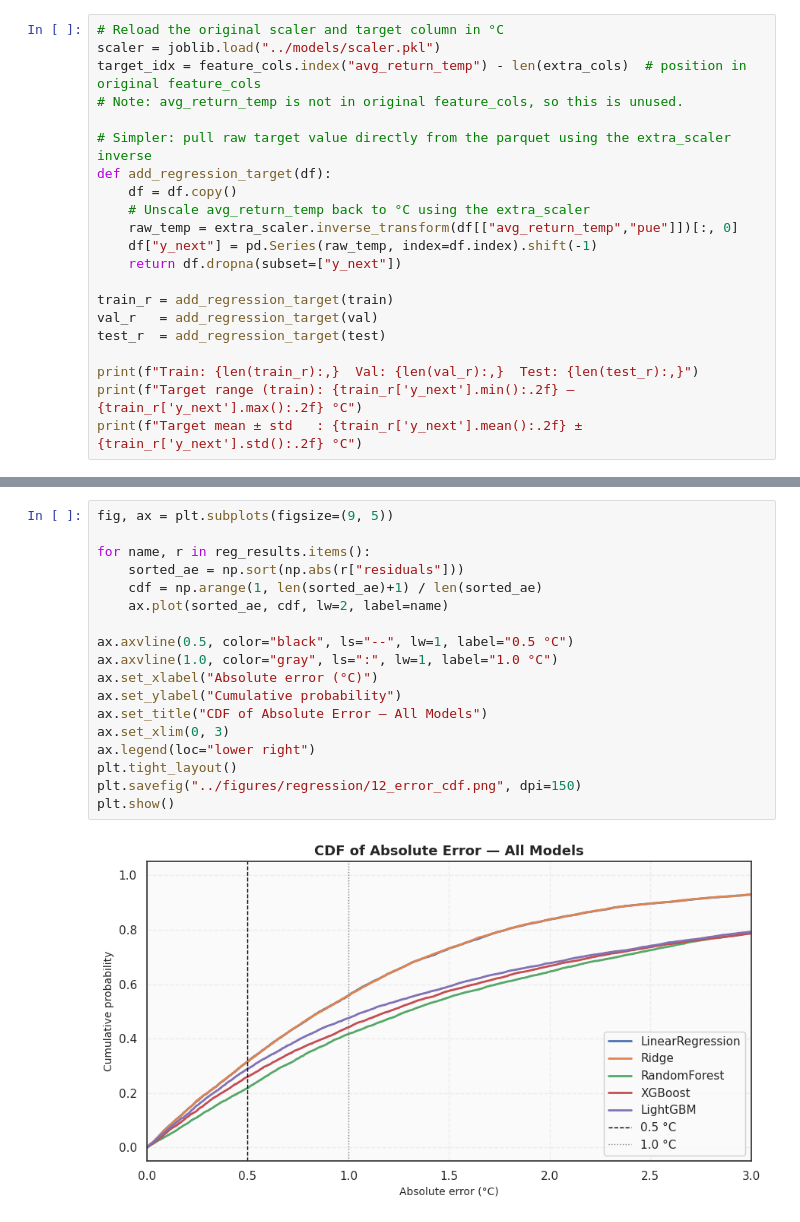
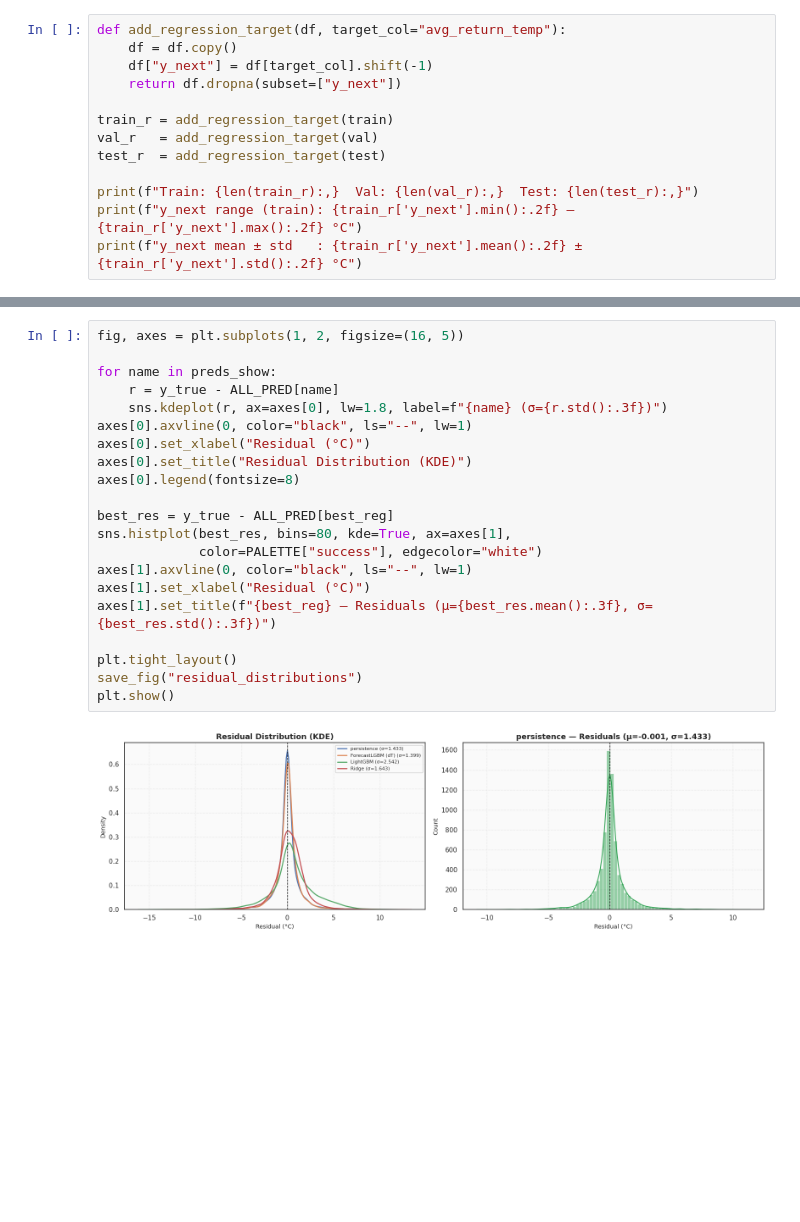
Before and after one commit to adityajha1606/coolant-project, a Jupyter notebook: notebooks/03b_regression.ipynb, the cells around one changed output, grey strips where cells are left out. Drawn from its saved outputs; the diff is of its cells as text; blank space fills up the shorter version.

```diff
--- a/notebooks/03b_regression.ipynb
+++ b/notebooks/03b_regression.ipynb
@@ -83,15 +79,7 @@ Target: avg_return_temp
 # %%
-# Reload the original scaler and target column in °C
-scaler = joblib.load("../models/scaler.pkl")
-target_idx = feature_cols.index("avg_return_temp") - len(extra_cols)  # position in original feature_cols
-# Note: avg_return_temp is not in original feature_cols, so this is unused.
-
-# Simpler: pull raw target value directly from the parquet using the extra_scaler inverse
-def add_regression_target(df):
+def add_regression_target(df, target_col="avg_return_temp"):
     df = df.copy()
-    # Unscale avg_return_temp back to °C using the extra_scaler
-    raw_temp = extra_scaler.inverse_transform(df[["avg_return_temp","pue"]])[:, 0]
-    df["y_next"] = pd.Series(raw_temp, index=df.index).shift(-1)
+    df["y_next"] = df[target_col].shift(-1)
     return df.dropna(subset=["y_next"])
 
 train_r = add_regression_target(train)
@@ -99,7 +87,7 @@ val_r   = add_regression_target(val)
 test_r  = add_regression_target(test)
 
 print(f"Train: {len(train_r):,}  Val: {len(val_r):,}  Test: {len(test_r):,}")
-print(f"Target range (train): {train_r['y_next'].min():.2f} – {train_r['y_next'].max():.2f} °C")
-print(f"Target mean ± std   : {train_r['y_next'].mean():.2f} ± {train_r['y_next'].std():.2f} °C")
+print(f"y_next range (train): {train_r['y_next'].min():.2f} – {train_r['y_next'].max():.2f} °C")
+print(f"y_next mean ± std   : {train_r['y_next'].mean():.2f} ± {train_r['y_next'].std():.2f} °C")
 # %% [output]
 Train: 34,540  Val: 7,401  Test: 7,401
@@ -455,21 +534,24 @@ plt.show()
 # %%
-fig, ax = plt.subplots(figsize=(9, 5))
+fig, axes = plt.subplots(1, 2, figsize=(16, 5))
 
-for name, r in reg_results.items():
-    sorted_ae = np.sort(np.abs(r["residuals"]))
-    cdf = np.arange(1, len(sorted_ae)+1) / len(sorted_ae)
-    ax.plot(sorted_ae, cdf, lw=2, label=name)
+for name in preds_show:
+    r = y_true - ALL_PRED[name]
+    sns.kdeplot(r, ax=axes[0], lw=1.8, label=f"{name} (σ={r.std():.3f})")
+axes[0].axvline(0, color="black", ls="--", lw=1)
+axes[0].set_xlabel("Residual (°C)")
+axes[0].set_title("Residual Distribution (KDE)")
+axes[0].legend(fontsize=8)
 
-ax.axvline(0.5, color="black", ls="--", lw=1, label="0.5 °C")
-ax.axvline(1.0, color="gray", ls=":", lw=1, label="1.0 °C")
-ax.set_xlabel("Absolute error (°C)")
-ax.set_ylabel("Cumulative probability")
-ax.set_title("CDF of Absolute Error — All Models")
-ax.set_xlim(0, 3)
-ax.legend(loc="lower right")
+best_res = y_true - ALL_PRED[best_reg]
+sns.histplot(best_res, bins=80, kde=True, ax=axes[1],
+             color=PALETTE["success"], edgecolor="white")
+axes[1].axvline(0, color="black", ls="--", lw=1)
+axes[1].set_xlabel("Residual (°C)")
+axes[1].set_title(f"{best_reg} — Residuals (μ={best_res.mean():.3f}, σ={best_res.std():.3f})")
+
 plt.tight_layout()
-plt.savefig("../figures/regression/12_error_cdf.png", dpi=150)
+save_fig("residual_distributions")
 plt.show()
 # %% [output]
-[figure, old version]
+[figure, new version]
 # %%
```
Also changed, not shown: parts of 22 cells of this notebook, 45 other files.
